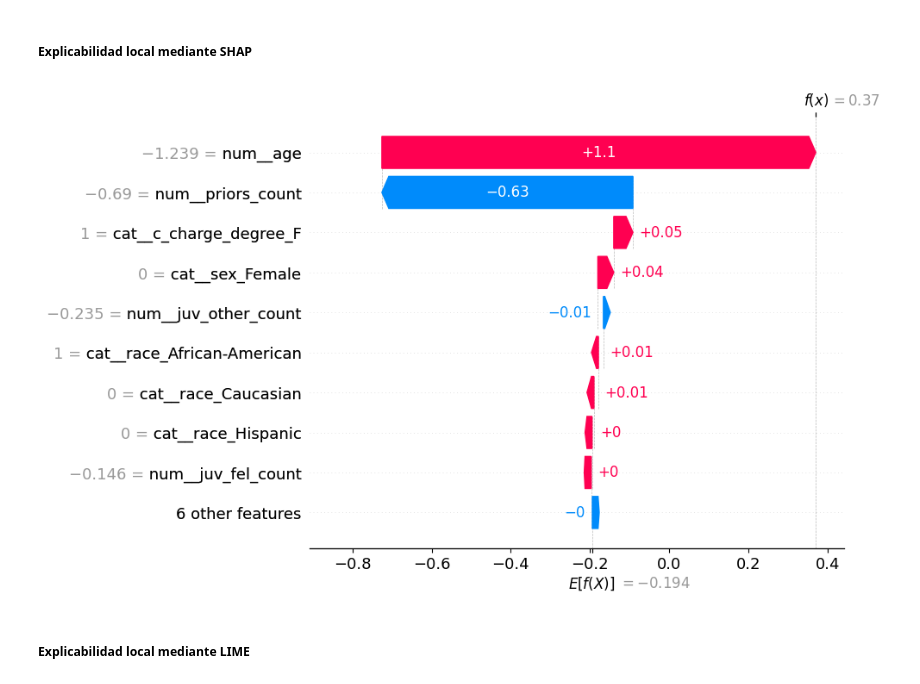
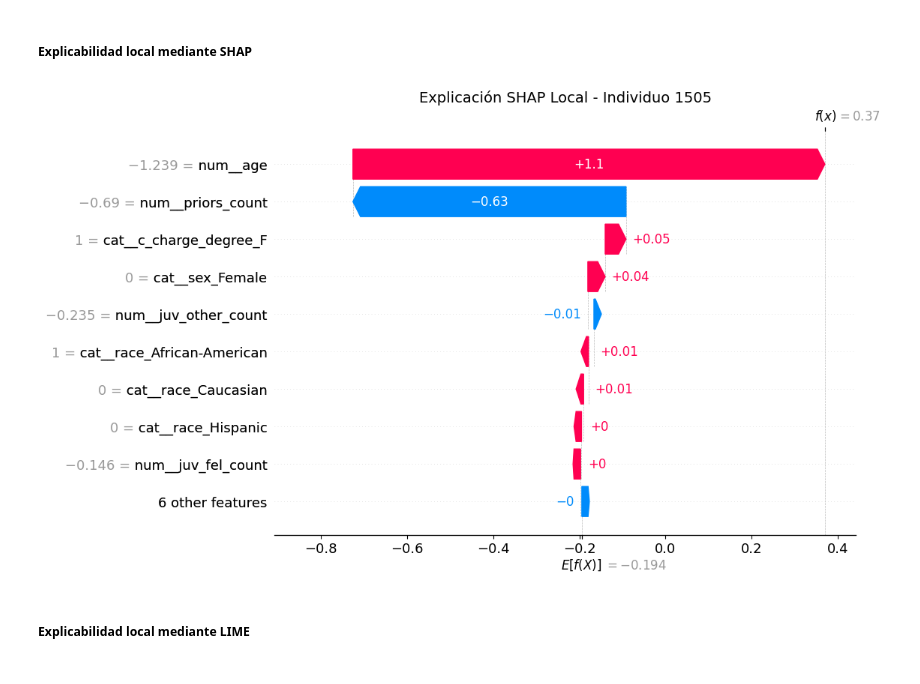
Before and after one commit to dmg131/AA_proyect, a Jupyter notebook: main_explicabilidad.ipynb, the cells around one changed output. Cells and saved outputs as stored; diff of their text form; code cells hidden in the pictures.

```diff
--- a/main_explicabilidad.ipynb
+++ b/main_explicabilidad.ipynb
@@ -221,18 +227,24 @@ Antecedentes previos: 0
 # %% [markdown]
 ##### Explicabilidad local mediante SHAP
 # %%
-# Waterfall plot SHAP
-
+# Crear waterfall
 shap.plots.waterfall(
     shap.Explanation(
         values=shap_values[idx],
         base_values=explainer.expected_value,
         data=X_transformed.iloc[idx],
         feature_names=feature_names
-    )
+    ),
+    show=False
 )
+
+# Ajustar tamaño opcional
+plt.gcf().set_size_inches(10, 7)
+plt.title(f"Explicación SHAP Local - Individuo {idx}", fontsize=14)
+plt.savefig("Images/shap_local_waterfall_idx1505.png", dpi=600, bbox_inches="tight")
+plt.show()
 # %% [output]
-[figure, old version]
+[figure, new version]
 # %% [markdown]
 ##### Explicabilidad local mediante LIME
 # %%
```
Also changed, not shown: parts of 6 cells of this notebook, 8 other files.
